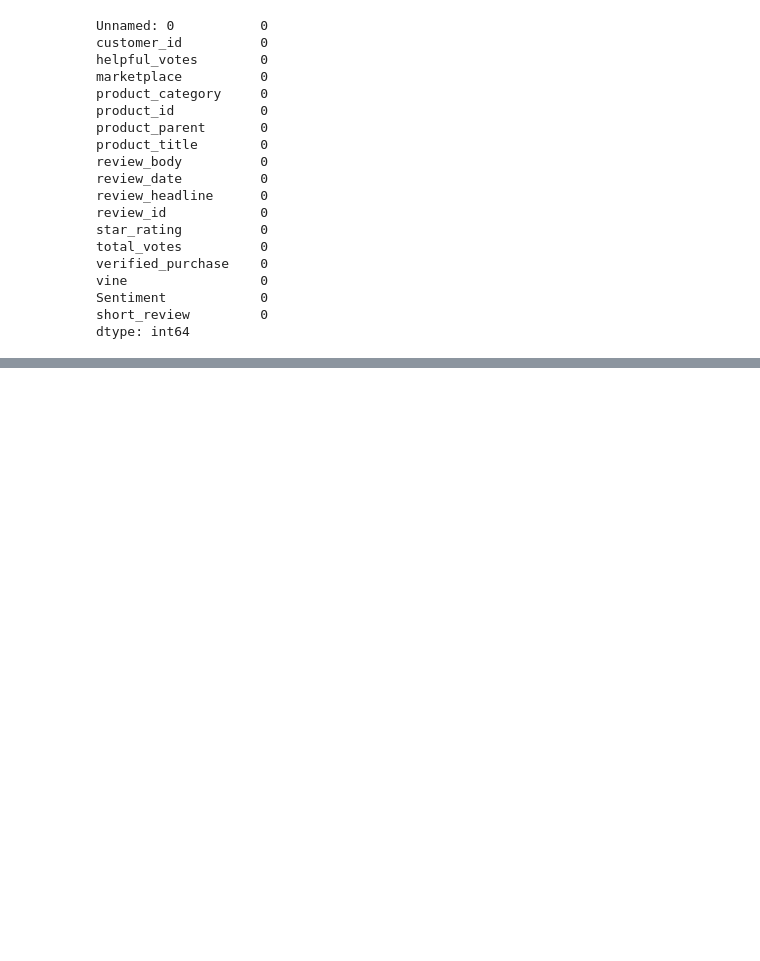
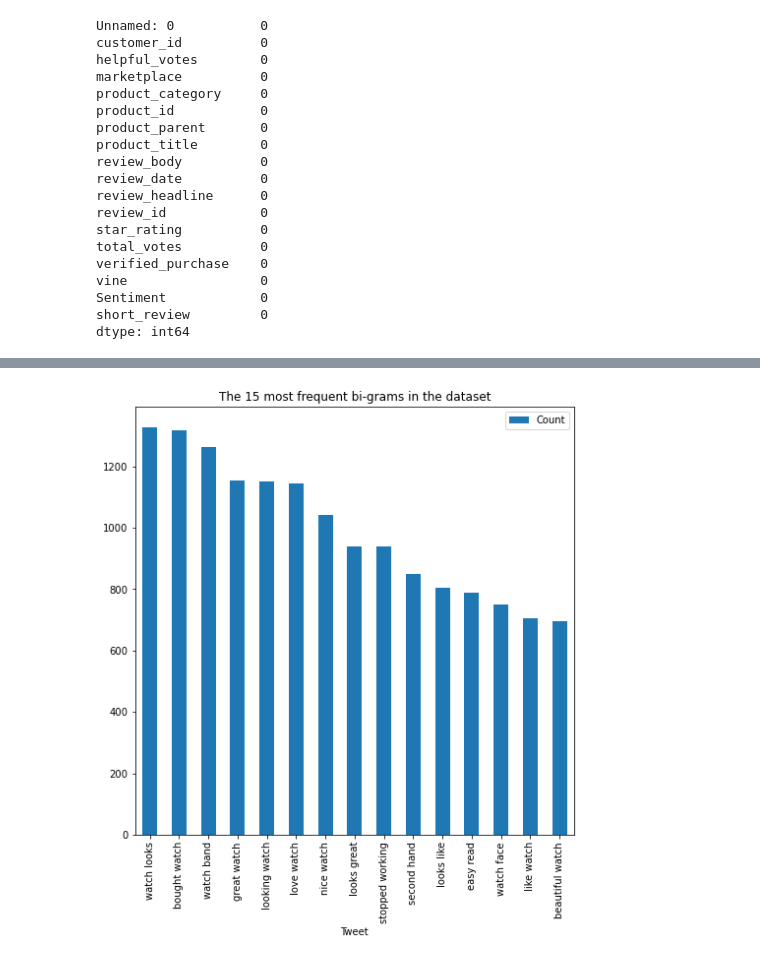
Before and after one commit to sunil-thapa99/assignment-1-2304, a Jupyter notebook: main.ipynb, the cells around one changed output, grey strips where cells are left out. Cells and saved outputs as stored; diff of their text form; code cells hidden in the pictures; blank space fills up the shorter version.

```diff
--- a/main.ipynb
+++ b/main.ipynb
@@ -307,0 +533,4 @@ df.sample
+# %%
+# getting part of speech
+df['pos_tag'] = df['remove_stopwords'].apply(get_pos_tag)
+df.head()
@@ -307,0 +648,3 @@ df.sample
+# %%
+# getting bi common words
+bi_common_words = get_n_gram(df['processed_review'], 15)
@@ -307,0 +669,23 @@ df.sample
+# %%
+def visualization_n_gram(common_words: list, title: str) -> None:
+    """
+        Visualization of n-grams
+
+        ### Parameters
+        common_words: list
+            list of common n_gram words
+            >>> [('chat gpt', 596),
+                    ('character limit', 259),
+                ]
+        title: str
+            Title of graph
+        ### Return
+        None
+    """
+    # Create a dataframe
+    vis_df = pd.DataFrame(common_words, columns=['Tweet', 'Count'])
+    vis_df.plot(x='Tweet', y='Count', kind='bar', title=title, figsize=(8, 8))
+# %%
+visualization_n_gram(common_words=bi_common_words, title='The 15 most frequent bi-grams in the dataset')
+# %% [output]
+[figure, added]
```
Also changed, not shown: parts of 60 cells of this notebook.
